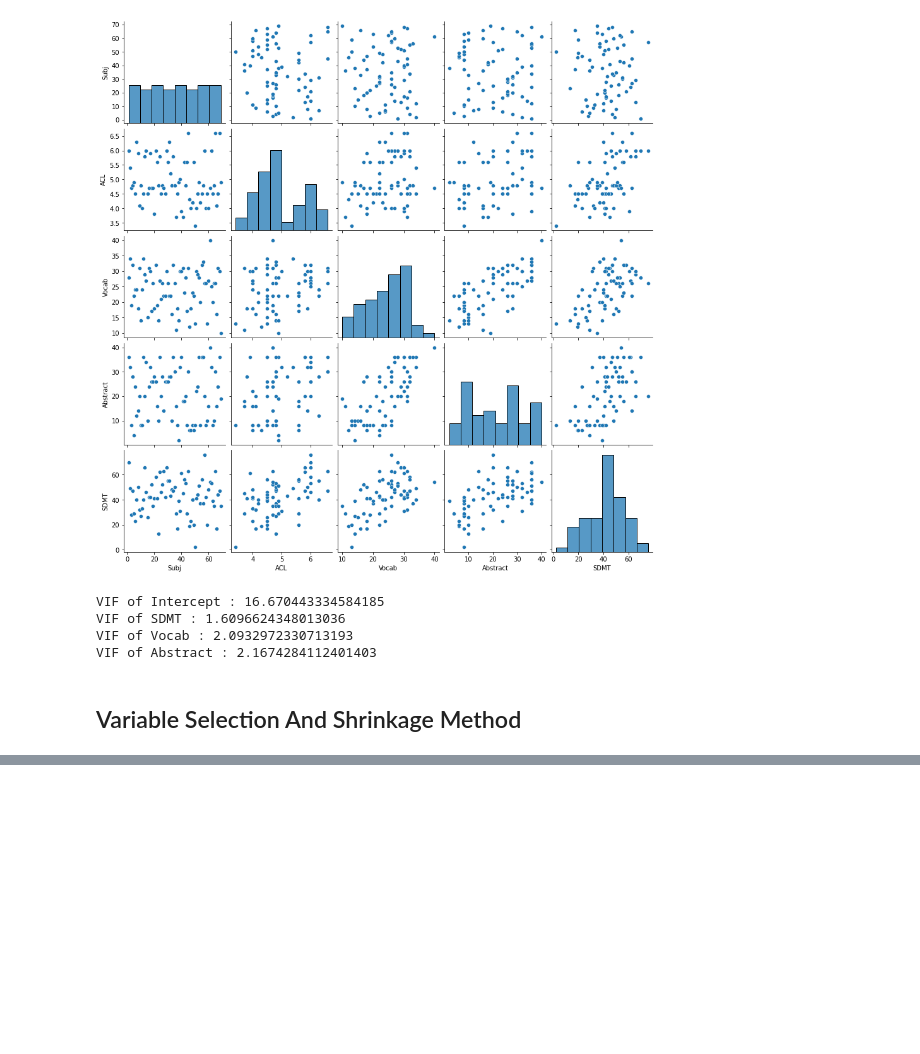
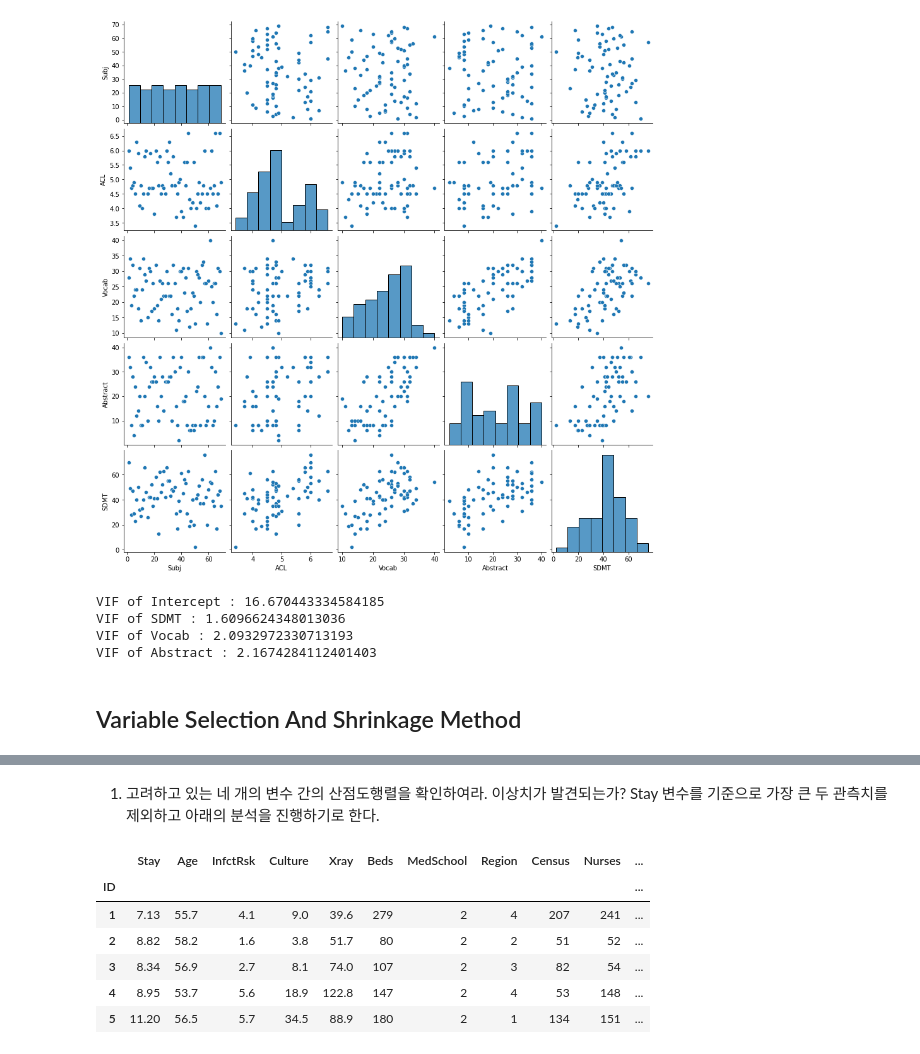
Before and after one commit to luckyspia/TIL, a Jupyter notebook: Statisic_Analysis/03.Regression_Methods.ipynb, the cells around one changed output, grey strips where cells are left out. Drawn from its saved outputs; the diff is of its cells as text; code cells hidden in the pictures; blank space fills up the shorter version.

```diff
--- a/Statisic_Analysis/03.Regression_Methods.ipynb
+++ b/Statisic_Analysis/03.Regression_Methods.ipynb
@@ -230,0 +398,12 @@ VIF of Abstract : 2.1674284112401403
+# %% [markdown]
+1. 고려하고 있는 네 개의 변수 간의 산점도행렬을 확인하여라. 이상치가 발견되는가? Stay 변수를 기준으로 가장 큰 두 관측치를 제외하고 아래의 분석을 진행하기로 한다.
+# %%
+data.head()
+# %% [output]
+|  | Stay | Age | InfctRsk | Culture | Xray | Beds | MedSchool | Region | Census | Nurses | ... |
+| ID |  |  |  |  |  |  |  |  |  |  | ... |
+| 1 | 7.13 | 55.7 | 4.1 | 9.0 | 39.6 | 279 | 2 | 4 | 207 | 241 | ... |
+| 2 | 8.82 | 58.2 | 1.6 | 3.8 | 51.7 | 80 | 2 | 2 | 51 | 52 | ... |
+| 3 | 8.34 | 56.9 | 2.7 | 8.1 | 74.0 | 107 | 2 | 3 | 82 | 54 | ... |
+| 4 | 8.95 | 53.7 | 5.6 | 18.9 | 122.8 | 147 | 2 | 4 | 53 | 148 | ... |
+| 5 | 11.20 | 56.5 | 5.7 | 34.5 | 88.9 | 180 | 2 | 1 | 134 | 151 | ... |
```
Also changed, not shown: parts of 32 cells of this notebook.
